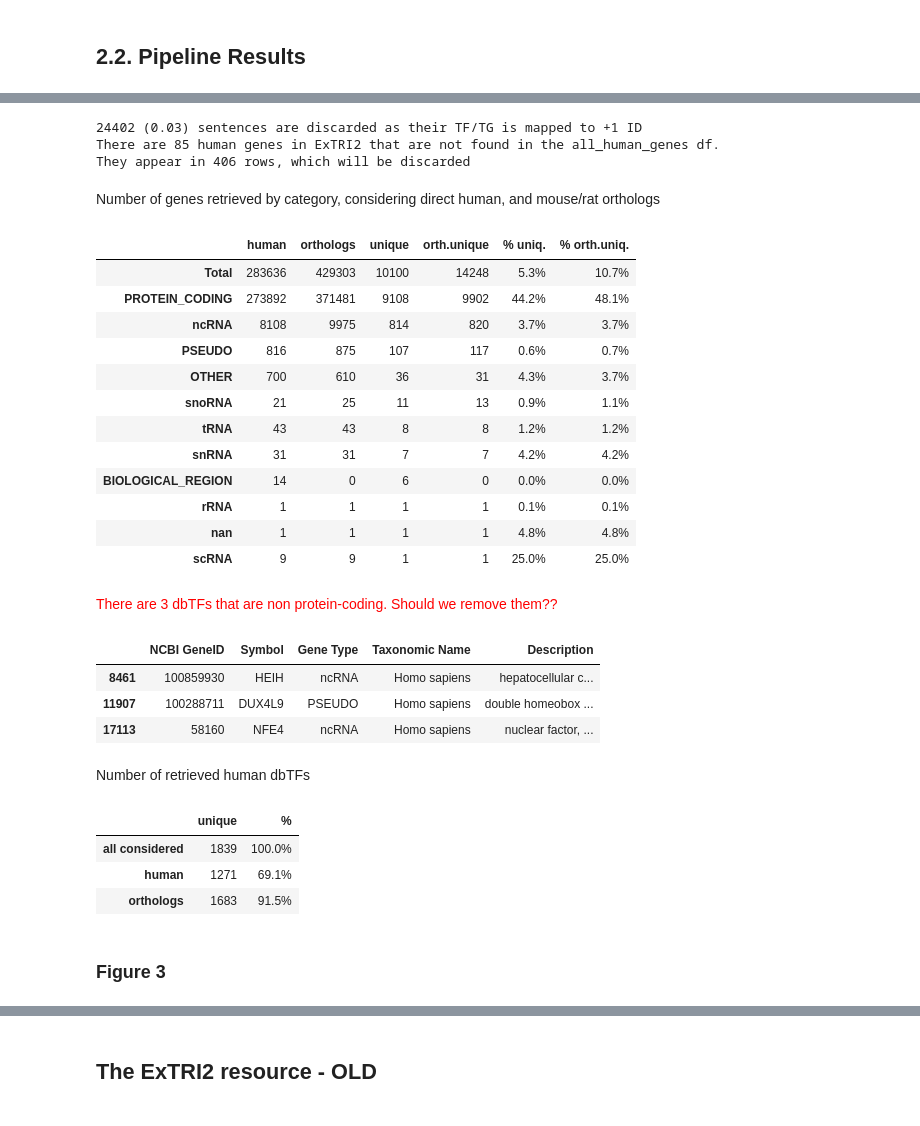
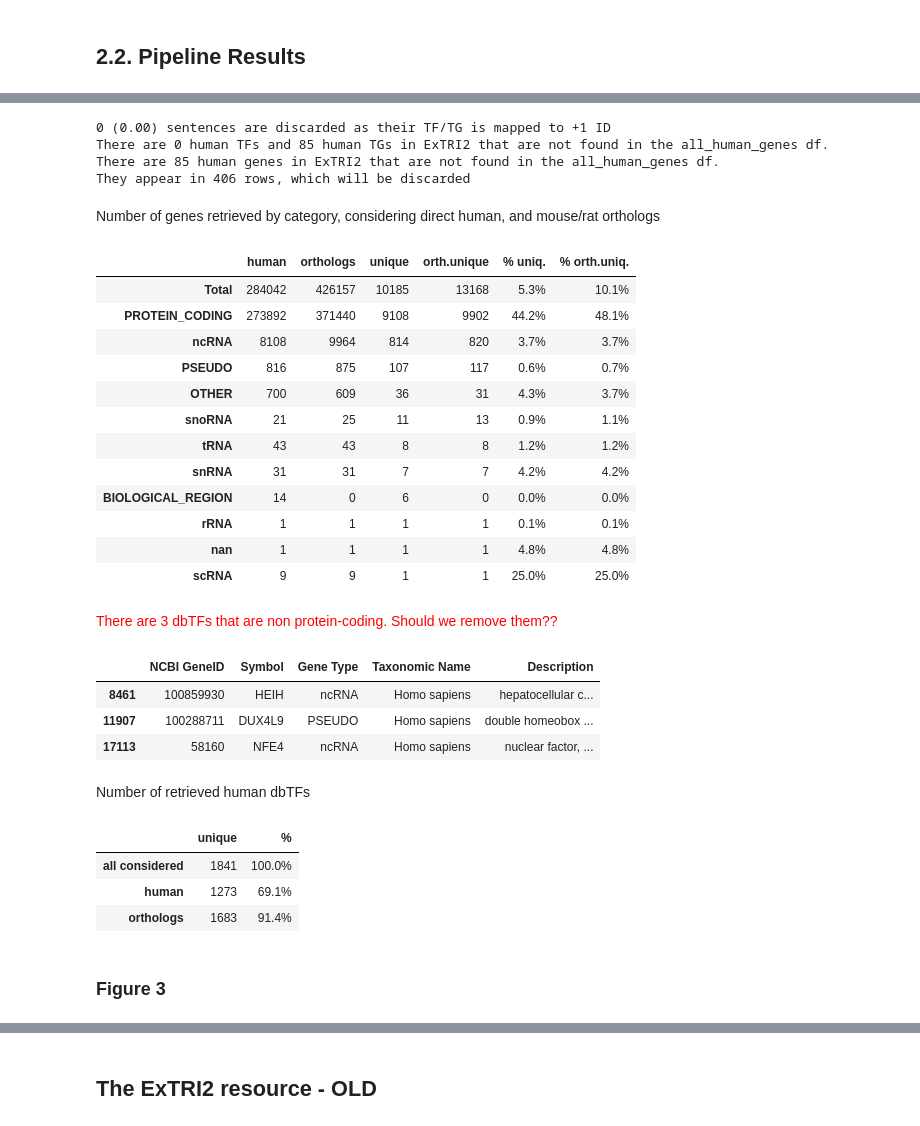
Before and after one commit to Rbbt-Workflows/ExTRI2, a Jupyter notebook: analysis/analysis.ipynb, the cells around one changed output, grey strips where cells are left out. Cells and saved outputs as stored; diff of their text form; code cells hidden in the pictures.

```diff
--- a/analysis/analysis.ipynb
+++ b/analysis/analysis.ipynb
@@ -289,22 +307,32 @@ def display_TG_distribution(human_dbTF_df: pd.DataFrame, dbTF_df: pd.DataFrame,
     md("Number of genes retrieved by category, considering direct human, and mouse/rat orthologs")
     display(pd.DataFrame.from_dict(TG_types, orient='index').sort_values(by='unique', ascending=False))
 
-def display_TF_distribution(human_dbTF_df, dbTF_df, all_human_genes, ):
+def display_TF_distribution(human_dbTF_df, dbTF_df, all_human_genes):
 
-    # Check if all dbTFs are protein-coding
+    # Get all retrieved human dbTFs
     retrieved_TF_IDs = set(human_dbTF_df['TF Id'])
-    assert retrieved_TF_IDs - set(all_human_genes['NCBI GeneID']) == set(), "Some dbTFs are not part of the NCBI df"
 
+    # Get set of human dbTFs used in ExTRI2
+    with open(config['dbTFs_p'], 'r') as f:
+        dbTFs_set = {l.strip('\n') for l in f}
+    # Add NFKB and AP1 complexes
+    dbTFs_set |= {'Complex:NFKB', 'Complex:AP1'}
+
+    # Ensure retrieved dbTFs are in the original list of dbTFs
+    assert retrieved_TF_IDs.issubset(dbTFs_set), "Some dbTFs are not part of the original dbTFs list"
+
+    # Ensure they are all in the list of human genes
+    assert retrieved_TF_IDs.issubset(set(all_human_genes['NCBI GeneID'])), "Some dbTFs are not part of the NCBI df"
+
+    # Check if they are all protein-coding genes
+    non_protein_coding_dbTFs = retrieved_TF_IDs - set(all_human_genes[all_human_genes['Gene Type'] == 'PROTEIN_CODING']['NCBI GeneID'])
+    md(f"<span style='color:red'>There are {len(non_protein_coding_dbTFs)} dbTFs that are non protein-coding. Should we remove them??</span>")
+    display(all_human_genes[all_human_genes['NCBI GeneID'].isin(non_protein_coding_dbTFs)])
     # TODO - Fix. Makes no sense non-protein-coding genes can be TFs.
     #       1. Check where do they come from. TFCheckpoint? (I have to check this anyways)
     #       2. Ask Astrid whether we should remove them
-    md("<span style='color:red'>There are 3 dbTFs that are non protein-coding. Should we remove them??</span>")
-    non_protein_coding_dbTFs = retrieved_TF_IDs - set(all_human_genes[all_human_genes['Gene Type'] == 'PROTEIN_CODING']['NCBI GeneID'])
-    display(all_human_genes[all_human_genes['NCBI GeneID'].isin(non_protein_coding_dbTFs)])
 
-    # Get set of human dbTFs
-    with open(config['dbTFs_p'], 'r') as f:
-        dbTFs_set = {l.strip('\n') for l in f}
+    # Get the set of human dbTFs
     human_dbTFs_set = dbTFs_set.intersection(set(all_human_genes['NCBI GeneID']))
 
     dbTF_retrieval_t = {
@@ -346,44 +374,49 @@ def human_TF_TG_analysis(ExTRI2_df):
     # Load dataframe of all human genes
     all_human_genes = load_all_human_genes()
 
     # Show how many sentences have multiple mappings
     multiple_mapped = ((ExTRI2_df['TF Id'].str.contains(';')) | (ExTRI2_df['TG Id'].str.contains(';'))).sum()
     print(f"{multiple_mapped} ({multiple_mapped / len(ExTRI2_df):.2f}) sentences are discarded as their TF/TG is mapped to +1 ID")
 
     # Filter ExTRI2 by only those containing human dbTFs (ignore those mapped to +1 ids)
     dbTF_df = ExTRI2_df[ExTRI2_df['TF_type'] == 'dbTF']
     human_dbTF_df = dbTF_df[(dbTF_df['TG TaxID'] == '9606') & (dbTF_df['TF TaxID'] == '9606')]
 
     # Discard human TGs that are not found in the NCBI human genes df
-    # TODO - Ask Astrid if she thinks this is a good approach. Should we remove from the ExTRI2_df too? If so, I should also do mouse & rat
+    m_TF_id = human_dbTF_df['TF Id'].isin(all_human_genes['NCBI GeneID'])
+    not_found_human_TF = human_dbTF_df[~m_TF_id]['TF Id'].unique()
+
     m_TG_id = human_dbTF_df['TG Id'].isin(all_human_genes['NCBI GeneID'])
+    not_found_human_TG = human_dbTF_df[~m_TG_id]['TG Id'].unique()
+
+    print(f"There are {len(not_found_human_TF)} human TFs and {len(not_found_human_TG)} human TGs in ExTRI2 that are not found in the all_human_genes df.")
+
     print(f"There are {len(human_dbTF_df[~m_TG_id]['TG Id'].unique())} human genes in ExTRI2 that are not found in the all_human_genes df.")
     print(f"They appear in {(~m_TG_id).sum()} rows, which will be discarded")
-    human_dbTF_df = human_dbTF_df[m_TG_id]
+    # human_dbTF_df = human_dbTF_df[m_TG_id]
 
-    # Show how many TGs we've obtained
+    # Show how many TGs and TFs we've obtained
     display_TG_distribution(human_dbTF_df, dbTF_df, all_human_genes)
-
-    # Show how many TFs we've obtained
     display_TF_distribution(human_dbTF_df, dbTF_df, all_human_genes)
 
     # Plot counts
     figure_3(human_dbTF_df)
 
     return
 
 human_TF_TG_analysis(ExTRI2_df)
 # %% [output]
-24402 (0.03) sentences are discarded as their TF/TG is mapped to +1 ID
+0 (0.00) sentences are discarded as their TF/TG is mapped to +1 ID
+There are 0 human TFs and 85 human TGs in ExTRI2 that are not found in the all_human_genes df.
 There are 85 human genes in ExTRI2 that are not found in the all_human_genes df.
 They appear in 406 rows, which will be discarded
 Number of genes retrieved by category, considering direct human, and mouse/rat orthologs
 |  | human | orthologs | unique | orth.unique | % uniq. | % orth.uniq. |
-| Total | 283636 | 429303 | 10100 | 14248 | 5.3% | 10.7% |
-| PROTEIN_CODING | 273892 | 371481 | 9108 | 9902 | 44.2% | 48.1% |
-| ncRNA | 8108 | 9975 | 814 | 820 | 3.7% | 3.7% |
+| Total | 284042 | 426157 | 10185 | 13168 | 5.3% | 10.1% |
+| PROTEIN_CODING | 273892 | 371440 | 9108 | 9902 | 44.2% | 48.1% |
+| ncRNA | 8108 | 9964 | 814 | 820 | 3.7% | 3.7% |
 | PSEUDO | 816 | 875 | 107 | 117 | 0.6% | 0.7% |
-| OTHER | 700 | 610 | 36 | 31 | 4.3% | 3.7% |
+| OTHER | 700 | 609 | 36 | 31 | 4.3% | 3.7% |
 | snoRNA | 21 | 25 | 11 | 13 | 0.9% | 1.1% |
 | tRNA | 43 | 43 | 8 | 8 | 1.2% | 1.2% |
 | snRNA | 31 | 31 | 7 | 7 | 4.2% | 4.2% |
@@ -398,9 +431,9 @@ Number of genes retrieved by category, considering direct human, and mouse/rat o
 | 17113 | 58160 | NFE4 | ncRNA | Homo sapiens | nuclear factor, ... |
 Number of retrieved human dbTFs
 |  | unique | % |
-| all considered | 1839 | 100.0% |
-| human | 1271 | 69.1% |
-| orthologs | 1683 | 91.5% |
+| all considered | 1841 | 100.0% |
+| human | 1273 | 69.1% |
+| orthologs | 1683 | 91.4% |
 <h3>Figure 3</h3>
 [figure]
 [figure]
```
Also changed, not shown: parts of 27 cells of this notebook, 2 other files.
